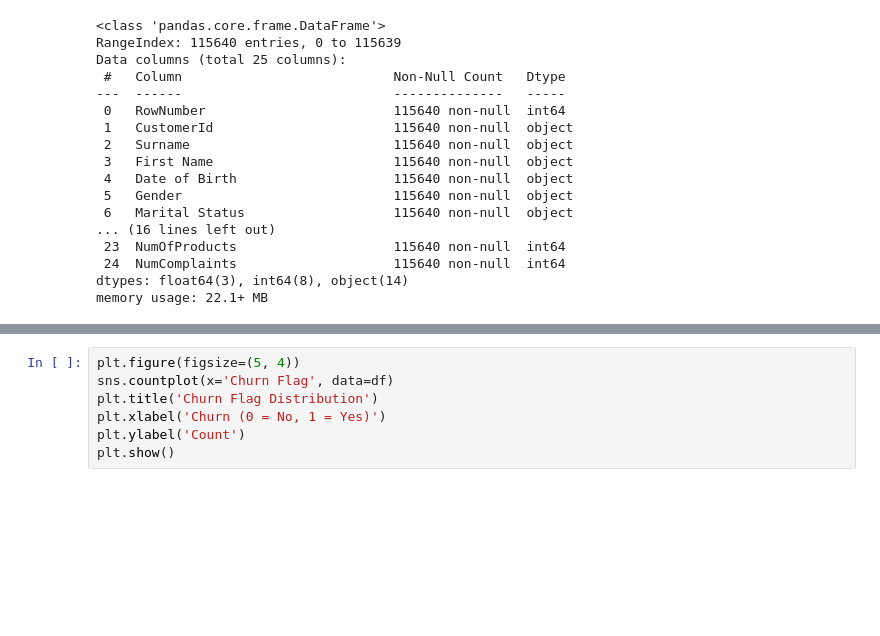
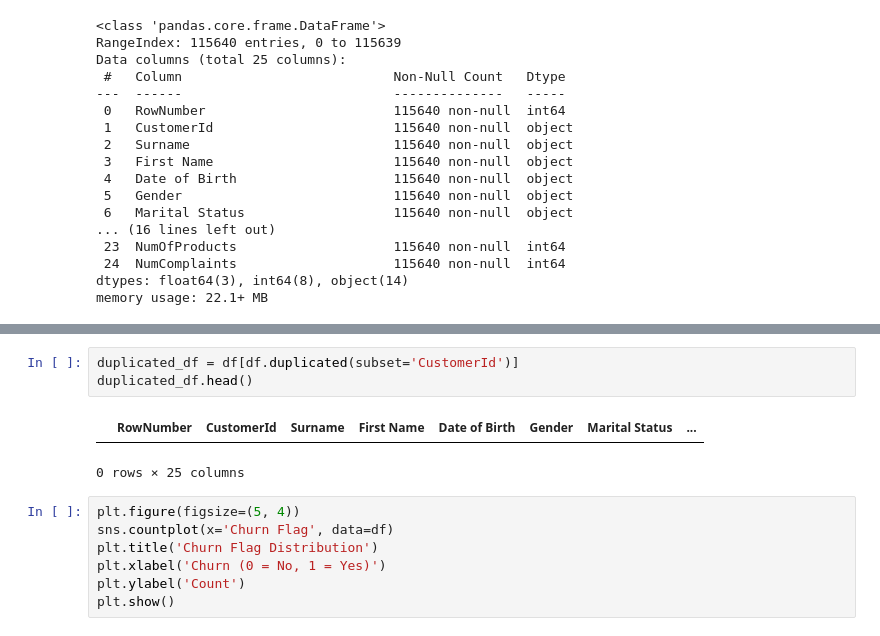
Before and after one commit to pyae2-chaw/churn-ml-api, a Jupyter notebook: models/Model Training.ipynb, the cells around one changed output, grey strips where cells are left out. Drawn from its saved outputs; the diff is of its cells as text; blank space fills up the shorter version.

```diff
--- a/models/Training_CV_WithReports.ipynb
+++ b/models/Model Training.ipynb
@@ -59,3 +67,9 @@ df.describe()
+# %%
+duplicated_df = df[df.duplicated(subset='CustomerId')]
+duplicated_df.head()
+# %% [output]
+|  | RowNumber | CustomerId | Surname | First Name | Date of Birth | Gender | Marital Status | ... |
+0 rows × 25 columns
 # %%
 plt.figure(figsize=(5, 4))
 sns.countplot(x='Churn Flag', data=df)
```
Also changed, not shown: parts of 14 cells of this notebook, 7 other files.
